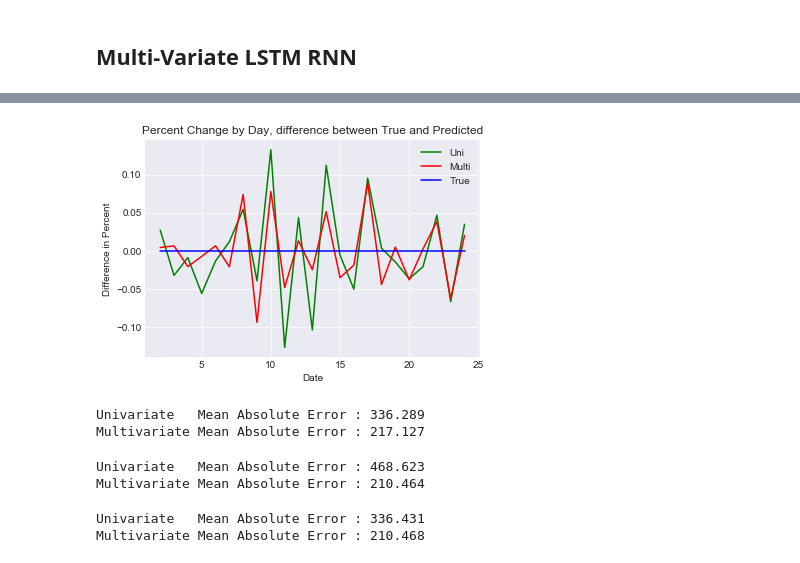
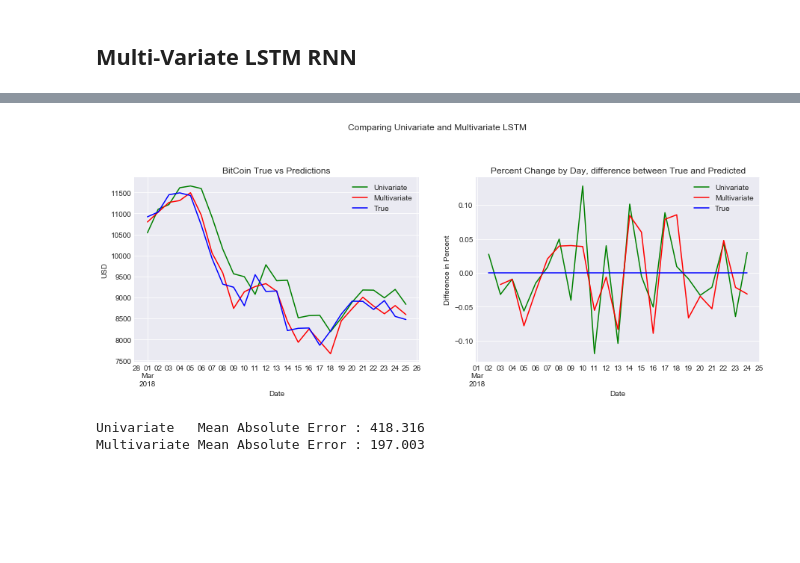
Before and after one commit to Mikhail-Naumov/Another_Bitcoin_Predictor, a Jupyter notebook: BitCoin_LSTM.ipynb, the cells around one changed output, grey strips where cells are left out. Drawn from its saved outputs; the diff is of its cells as text; code cells hidden in the pictures; blank space fills up the shorter version.

```diff
--- a/BitCoin_LSTM.ipynb
+++ b/BitCoin_LSTM.ipynb
@@ -436,7 +435,8 @@ plt.xlabel('Date');
 # %%
 #percent change per day, difference between
-pct_ch = pred_uni.pct_change()[1:]
+pct_ch = pred.pct_change()[1:]
 pct_ch = pct_ch[1:]
-pct_ch['dif'] = pct_ch['True'] - pct_ch['Pred_Uni']
+pct_ch['Uni'] = pct_ch['True'] - pct_ch['Pred_Uni']
 pct_ch['Tr'] = 0
+pct_ch.index = crypto[crypto.index>=split_date][1:-2].index
 # %%
@@ -575,0 +545,17 @@ plt.xlabel('Date');
+# %%
+#remade a minmax scaler that only scales the opening values
+#original scaler was shaped for the training data, not for inverse transforming opening values
+mm2 = MinMaxScaler()
+train = crypto.drop(['close'],axis=1)[crypto.index<split_date]
+temp = np.reshape(train['open'].values,(train['open'].shape[0],1)).copy()
+mm2.fit(temp)
+
+#predicting the values of test set
+predicted_multi = Multi_LSTM.predict(X_test)
+predicted_multi = mm2.inverse_transform(predicted_multi)[:,0]
+pred['Pred_Multi'] = predicted_multi.flatten()
+
+#percent change per day, difference between
+pct_ch2 = pred['Pred_Multi'].pct_change()[1:]
+pct_ch['Pred_Multi'] = pct_ch2[1:]
+pct_ch['Multi'] = pct_ch['True'] - pct_ch['Pred_Multi']
@@ -576,34 +584,32 @@ plt.xlabel('Date');
 # %%
+fig = plt.figure(figsize=[15, 10])
+plt.suptitle('Comparing Univariate and Multivariate LSTM'
+
+plt.subplot(221)
+pred.Pred_Uni.plot(c='green')
+pred.Pred_Multi.plot(c='red')
+pred['True'].plot(c='blue')
+plt.legend(['Univariate','Multivariate','True'])
+plt.title('BitCoin True vs Predictions')
+plt.ylabel('USD')
+plt.xlabel('Date')
+
+plt.subplot(222)
 plt.title('Percent Change by Day, difference between True and Predicted')
 plt.ylabel('Difference in Percent')
 plt.xlabel('Date')
-pct_ch.dif.plot(c='green')
-pct_ch2.dif.plot(c='red')
-pct_ch2.Tr.plot(c='blue')
-plt.legend(['Uni','Multi','True']);
+pct_ch.Uni.plot(c='green')
+pct_ch.Multi.plot(c='red')
+pct_ch.Tr.plot(c='blue')
+plt.legend(['Univariate','Multivariate','True'])
+plt.show()
 # %% [output]
-[figure, old version]
+[figure, new version]
 # %%
-#128 + 128
+#128
 print("Univariate   Mean Absolute Error : {}\nMultivariate Mean Absolute Error : {}".format(
-    round(mae(pred_uni['True'] , pred_uni.Pred_Uni),3),
-    round(mae(pred_multi['True'],pred_multi.Pred_Multi),3)))
+    round(mae(pred['True'] , pred.Pred_Uni),3),
+    round(mae(pred['True'],pred.Pred_Multi),3)))
 # %% [output]
-Univariate   Mean Absolute Error : 336.289
-Multivariate Mean Absolute Error : 217.127
+Univariate   Mean Absolute Error : 418.316
+Multivariate Mean Absolute Error : 197.003
-# %%
-#256
-print("Univariate   Mean Absolute Error : {}\nMultivariate Mean Absolute Error : {}".format(
-    round(mae(pred_uni['True'] , pred_uni.Pred_Uni),3),
-    round(mae(pred_multi['True'],pred_multi.Pred_Multi),3)))
-# %% [output]
-Univariate   Mean Absolute Error : 468.623
-Multivariate Mean Absolute Error : 210.464
-# %%
-#128
-print("Univariate   Mean Absolute Error : {}\nMultivariate Mean Absolute Error : {}".format(
-    round(mae(pred_uni['True'] , pred_uni.Pred_Uni),3),
-    round(mae(pred_multi['True'],pred_multi.Pred_Multi),3)))
-# %% [output]
-Univariate   Mean Absolute Error : 336.431
-Multivariate Mean Absolute Error : 210.468
```
Also changed, not shown: parts of 19 cells of this notebook.
